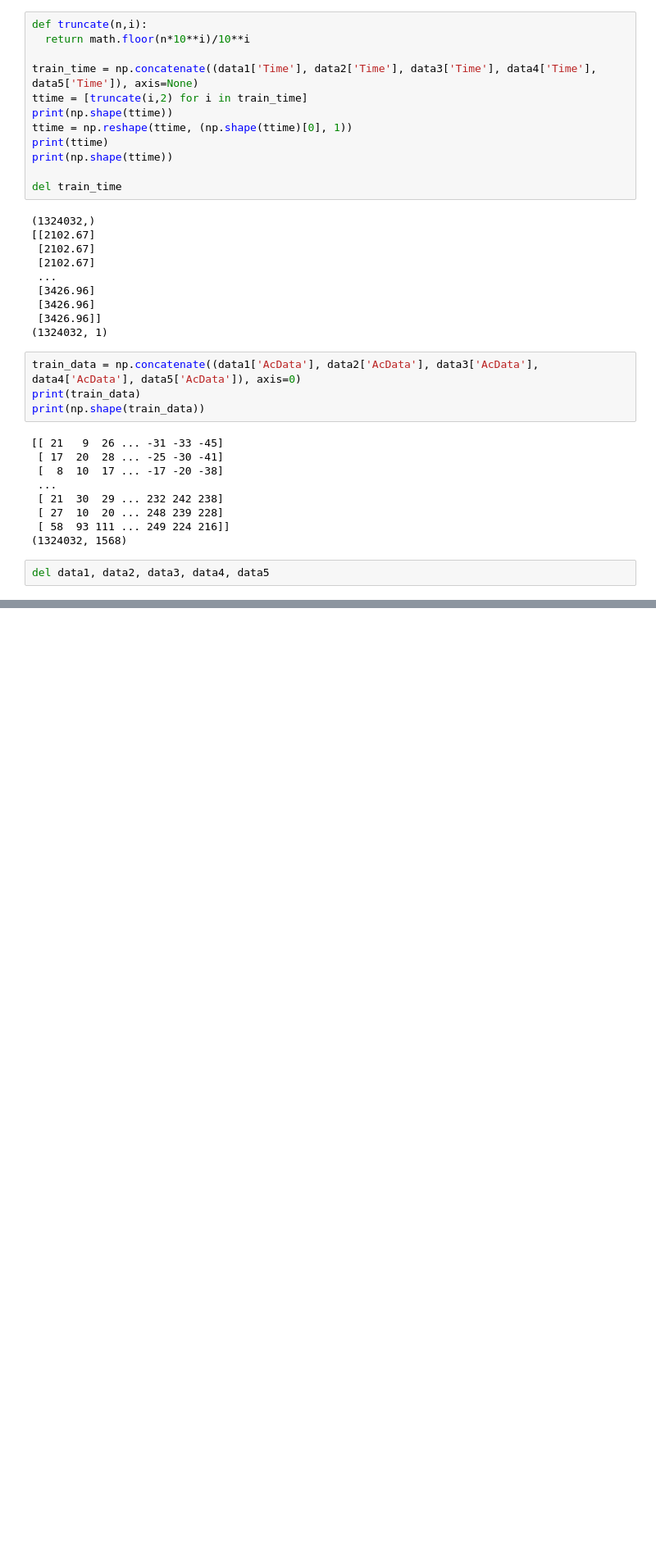
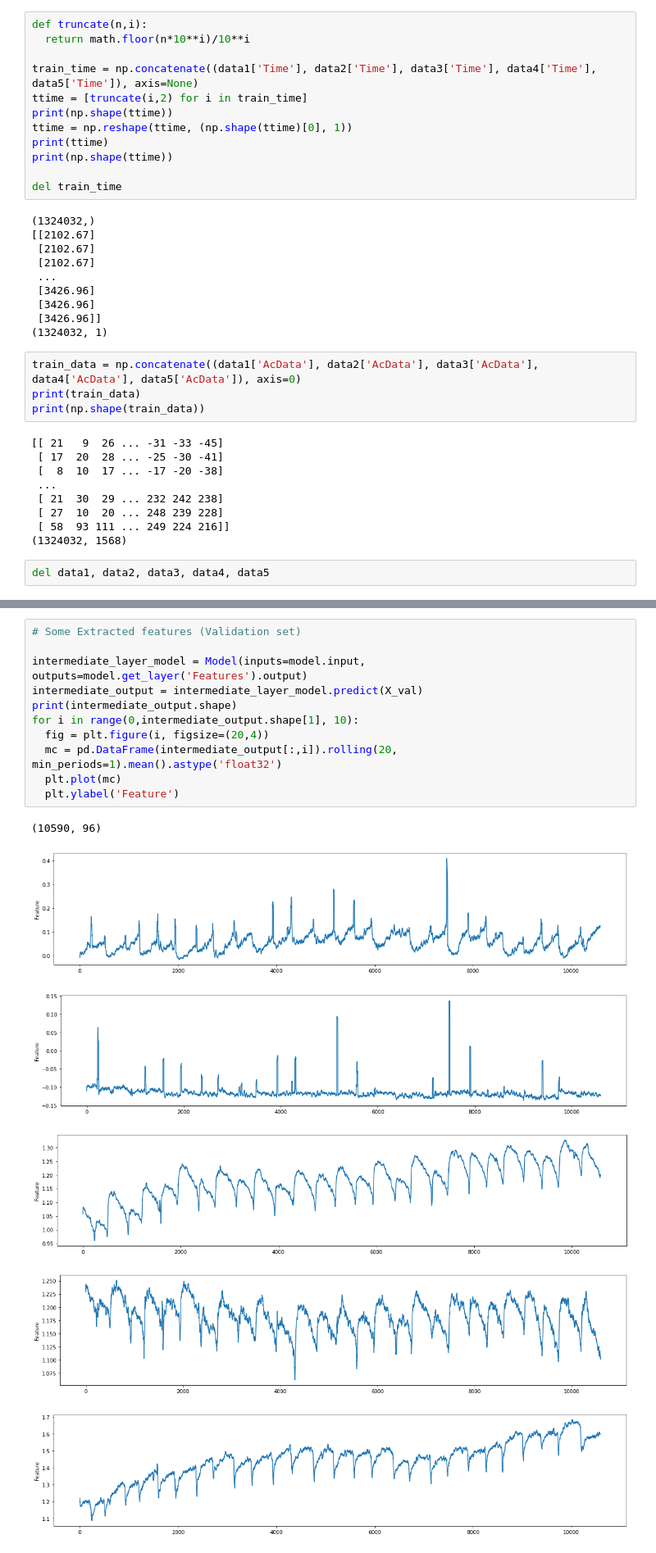
Before and after one commit to vrushaligirkar/Labquake-FeatureGen, a Jupyter notebook: Methods/CNN_ttf.ipynb, the cells around one changed output, grey strips where cells are left out. Shown at 82% size. Cells and saved outputs as stored; diff of their text form; blank space fills up the shorter version.

```diff
--- a/Methods/CNN_ttf.ipynb
+++ b/Methods/CNN_ttf.ipynb
@@ -294,0 +290,18 @@ results_plot(3, y_test.values, y_predTest.values, 'Testing data', 'r')
+# %%
+# Some Extracted features (Validation set)
+
+intermediate_layer_model = Model(inputs=model.input, outputs=model.get_layer('Features').output)
+intermediate_output = intermediate_layer_model.predict(X_val)
+print(intermediate_output.shape)
+for i in range(0,intermediate_output.shape[1], 10):
+  fig = plt.figure(i, figsize=(20,4))
+  mc = pd.DataFrame(intermediate_output[:,i]).rolling(20, min_periods=1).mean().astype('float32')
+  plt.plot(mc)
+  plt.ylabel('Feature')
+# %% [output]
+(10590, 96)
+[figure, added]
+[figure, added]
+[figure, added]
+[figure, added]
+[figure, added]
```
Also changed, not shown: parts of 13 cells of this notebook.
